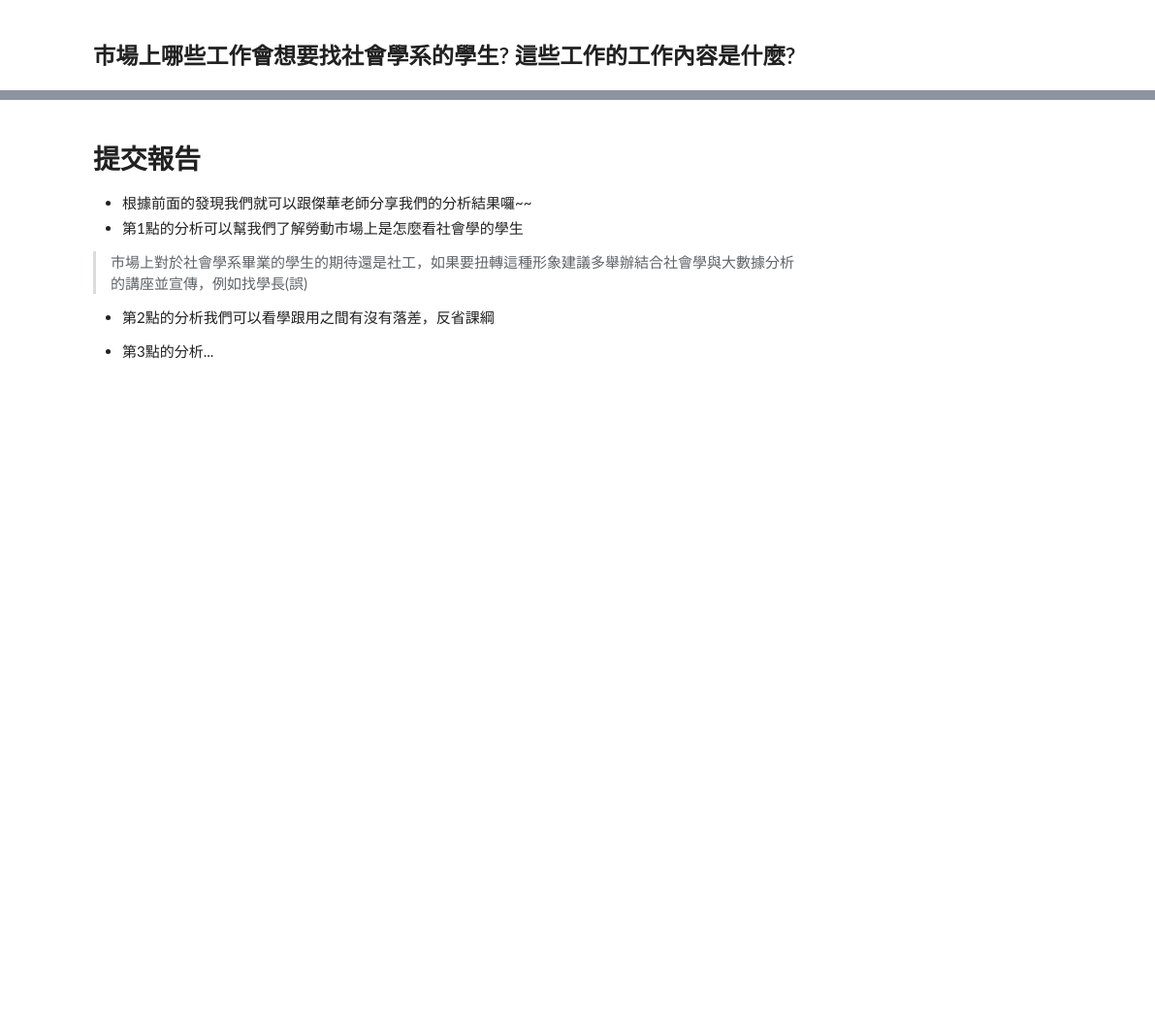
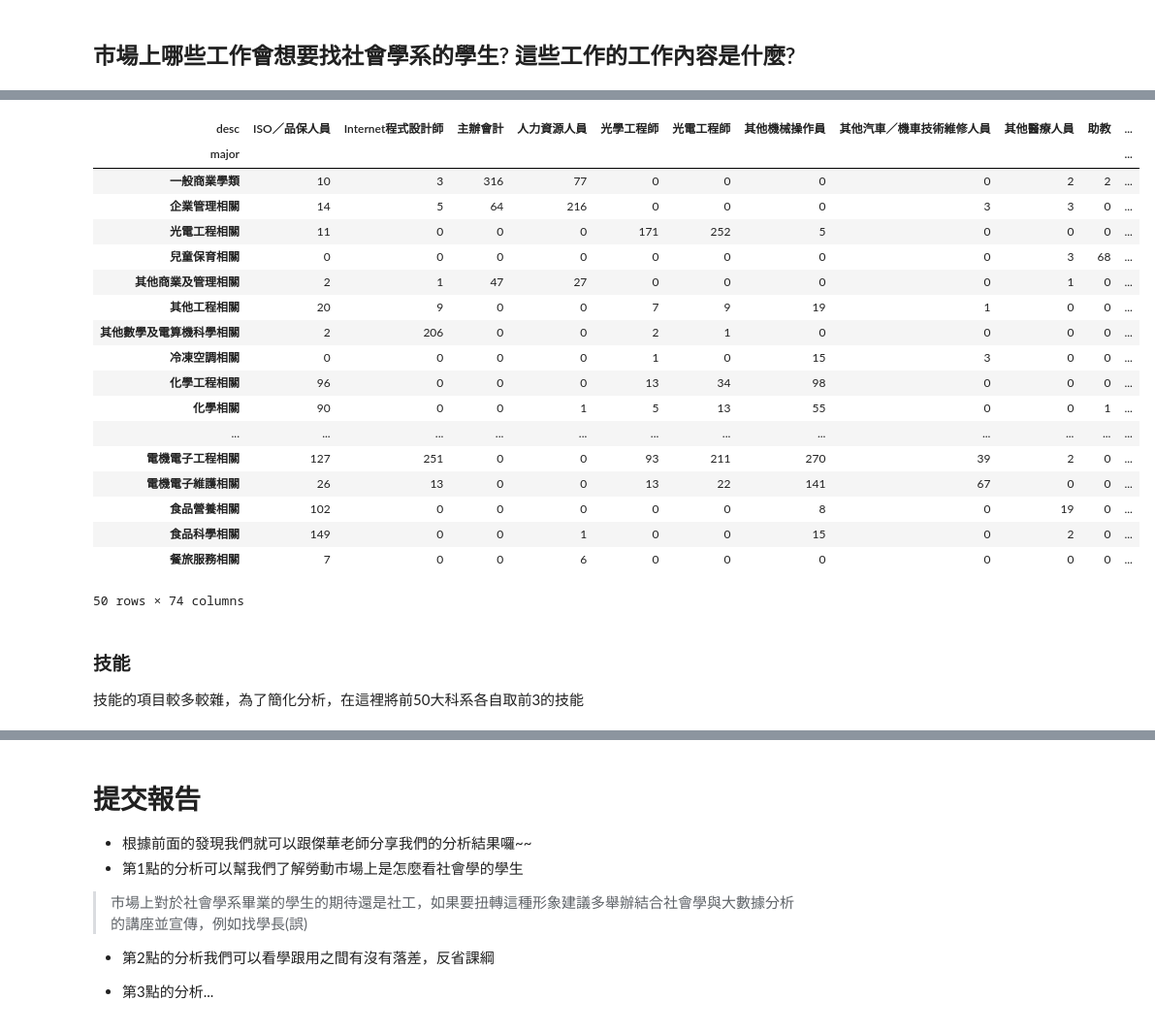
Before and after one commit to TLYu0419/JobAnalysis, a Jupyter notebook: JobAnalysis.ipynb, the cells around one changed output, grey strips where cells are left out. Shown at 97% size. Saved outputs shown, nothing was run; the diff lists cells and outputs as text; code cells hidden in the pictures; blank space fills up the shorter version.

```diff
--- a/JobAnalysis.ipynb
+++ b/JobAnalysis.ipynb
@@ -406,0 +579,5 @@ df = pd.merge(df,indu,how='left',left_on='industry',right_on='Indu_Lev3',right_i
+# %%
+# 前 50大科系
+top50_majors = majorcate['major'].value_counts().reset_index().head(50)
+top50_majors.columns = ['major', 'cnt']
+top50_majors
@@ -406,0 +602,7 @@ df = pd.merge(df,indu,how='left',left_on='industry',right_on='Indu_Lev3',right_i
+# %%
+# 前50大科系的職缺
+top50_jobdesc = pd.merge(left = majorcate,
+                           right = top50_majors.loc[:,'major'],
+                           how = 'inner',
+                           on = 'major')
+top50_jobdesc
@@ -406,0 +656,9 @@ df = pd.merge(df,indu,how='left',left_on='industry',right_on='Indu_Lev3',right_i
+# %%
+jobcate_major = pd.merge(left = top50_jobdesc,
+                         right = jobcate.loc[:,['index','desc']],
+                         how='left',
+                         on = 'index')
+jobcate_major = jobcate_major.groupby(['major','desc']).size().reset_index()
+jobcate_major.columns = ['major','desc', 'cnt']
+jobcate_major = jobcate_major.sort_values(['major','cnt'],ascending=False)#.groupby('major').head(3)
+jobcate_major
@@ -406,0 +679,3 @@ df = pd.merge(df,indu,how='left',left_on='industry',right_on='Indu_Lev3',right_i
+# %%
+top3_eachmajor = jobcate_major.groupby('major')['desc'].head(3).reset_index().drop_duplicates('desc')
+top3_eachmajor#.loc[:,['desc']]
@@ -406,0 +712,30 @@ df = pd.merge(df,indu,how='left',left_on='industry',right_on='Indu_Lev3',right_i
+# %%
+jobcate_major = pd.merge(left = jobcate_major,
+                         right = top3_eachmajor.loc[:,['desc']],
+                         how='inner',
+                         on='desc')
+jobcate_major = jobcate_major.pivot_table(values='cnt',columns='desc',index='major', fill_value=0)
+jobcate_major
+# %% [output]
+| desc | ISO／品保人員 | Internet程式設計師 | 主辦會計 | 人力資源人員 | 光學工程師 | 光電工程師 | 其他機械操作員 | 其他汽車／機車技術維修人員 | 其他醫療人員 | 助教 | ... |
+| major |  |  |  |  |  |  |  |  |  |  | ... |
+| 一般商業學類 | 10 | 3 | 316 | 77 | 0 | 0 | 0 | 0 | 2 | 2 | ... |
+| 企業管理相關 | 14 | 5 | 64 | 216 | 0 | 0 | 0 | 3 | 3 | 0 | ... |
+| 光電工程相關 | 11 | 0 | 0 | 0 | 171 | 252 | 5 | 0 | 0 | 0 | ... |
+| 兒童保育相關 | 0 | 0 | 0 | 0 | 0 | 0 | 0 | 0 | 3 | 68 | ... |
+| 其他商業及管理相關 | 2 | 1 | 47 | 27 | 0 | 0 | 0 | 0 | 1 | 0 | ... |
+| 其他工程相關 | 20 | 9 | 0 | 0 | 7 | 9 | 19 | 1 | 0 | 0 | ... |
+| 其他數學及電算機科學相關 | 2 | 206 | 0 | 0 | 2 | 1 | 0 | 0 | 0 | 0 | ... |
+| 冷凍空調相關 | 0 | 0 | 0 | 0 | 1 | 0 | 15 | 3 | 0 | 0 | ... |
+| 化學工程相關 | 96 | 0 | 0 | 0 | 13 | 34 | 98 | 0 | 0 | 0 | ... |
+| 化學相關 | 90 | 0 | 0 | 1 | 5 | 13 | 55 | 0 | 0 | 1 | ... |
+| ... | ... | ... | ... | ... | ... | ... | ... | ... | ... | ... | ... |
+| 電機電子工程相關 | 127 | 251 | 0 | 0 | 93 | 211 | 270 | 39 | 2 | 0 | ... |
+| 電機電子維護相關 | 26 | 13 | 0 | 0 | 13 | 22 | 141 | 67 | 0 | 0 | ... |
+| 食品營養相關 | 102 | 0 | 0 | 0 | 0 | 0 | 8 | 0 | 19 | 0 | ... |
+| 食品科學相關 | 149 | 0 | 0 | 1 | 0 | 0 | 15 | 0 | 2 | 0 | ... |
+| 餐旅服務相關 | 7 | 0 | 0 | 6 | 0 | 0 | 0 | 0 | 0 | 0 | ... |
+50 rows × 74 columns
+# %% [markdown]
+### 技能
+技能的項目較多較雜，為了簡化分析，在這裡將前50大科系各自取前3的技能
```
Also changed, not shown: parts of 94 cells of this notebook.
